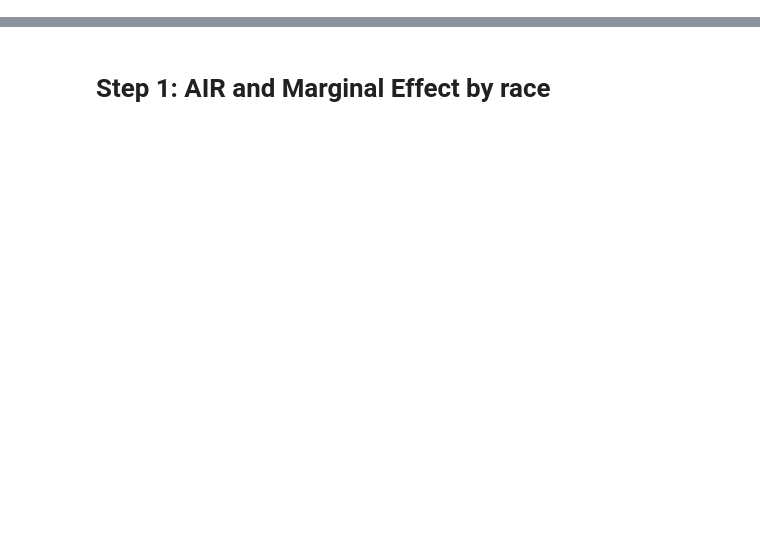
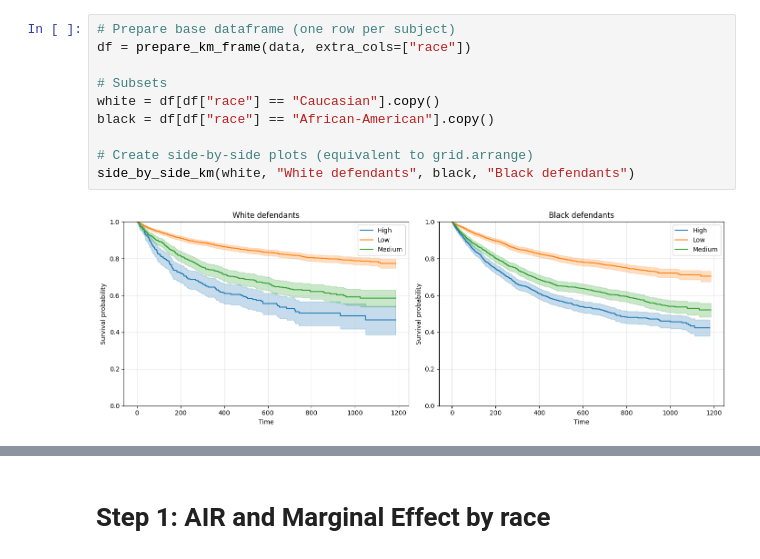
Before and after one commit to boratonAJ/Individual_Assignment_Responsible_Machine_Learning, a Jupyter notebook: Assignment_3/G37317778_Individual_Assignment_3.ipynb, the cells around one changed output, grey strips where cells are left out. Drawn from its saved outputs; the diff is of its cells as text; blank space fills up the shorter version.

```diff
--- a/Assignment_3/G37317778_Individual_Assignment_3.ipynb
+++ b/Assignment_3/G37317778_Individual_Assignment_3.ipynb
@@ -23,0 +1094,12 @@ ERROR: No matching distribution found for solas-ai-disparity==0.5.1
+# %%
+# Prepare base dataframe (one row per subject)
+df = prepare_km_frame(data, extra_cols=["race"])
+
+# Subsets
+white = df[df["race"] == "Caucasian"].copy()
+black = df[df["race"] == "African-American"].copy()
+
+# Create side-by-side plots (equivalent to grid.arrange)
+side_by_side_km(white, "White defendants", black, "Black defendants")
+# %% [output]
+[figure, added]
```
Also changed, not shown: parts of 171 cells of this notebook, 2 other files.
